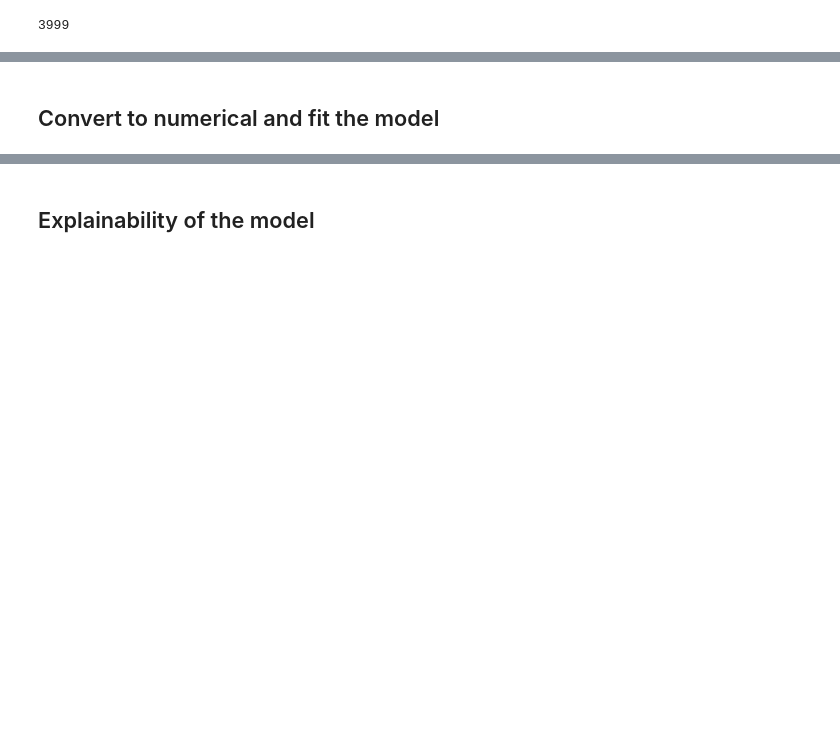
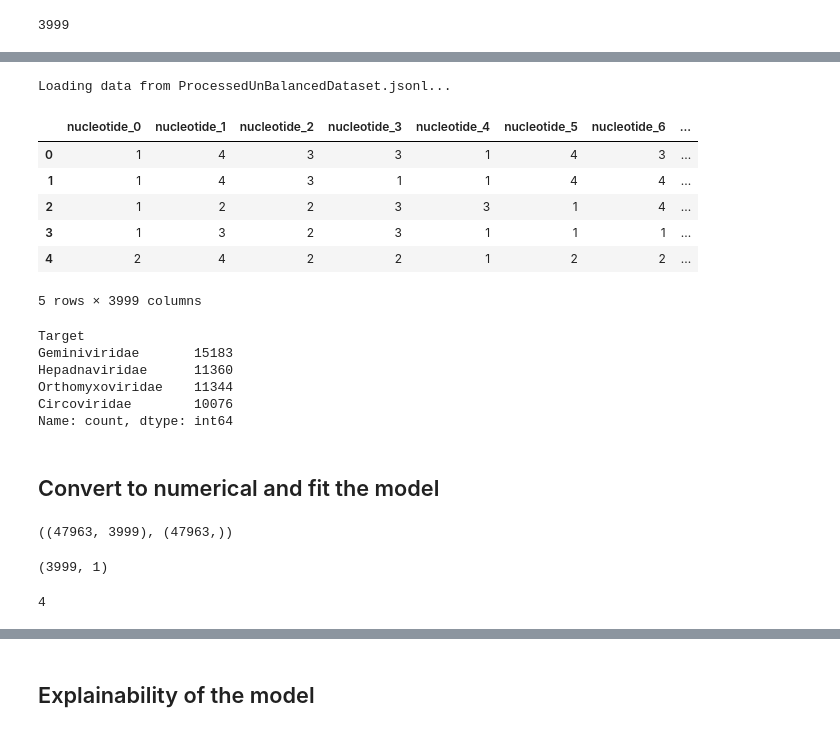
Before and after one commit to VitoNicolaLosavio/Continue-Learning-for-Multi-class-Classification-of-Viral-Genomic-Sequences, a Jupyter notebook: MulticlassClassification.ipynb, the cells around one changed output, grey strips where cells are left out. Cells and saved outputs as stored; diff of their text form; code cells hidden in the pictures; blank space fills up the shorter version.

```diff
--- a/MulticlassClassification.ipynb
+++ b/MulticlassClassification.ipynb
@@ -134,6 +179,62 @@ sequence_df.head()
 5 rows × 3999 columns
+# %%
+sequence_df['Target'] = labels
+sequence_df.head()
+sequence_df.to_json(df_path+'ProcessedUnBalancedDataset.jsonl', orient='records', lines=True)
+# %%
+# If all previous step are performed, skip to this cell
+if os.path.exists(df_path+'ProcessedUnBalancedDataset.jsonl') and sequence_df is None:
+    print('Loading data from ProcessedUnBalancedDataset.jsonl...')
+    sequence_df = pd.read_json(df_path+'ProcessedUnBalancedDataset.jsonl', orient='records', lines=True)
+else:
+    print('Dataset or dataset already created not exists, run previous step.')
+
+labels = sequence_df['Target']
+sequence_df = sequence_df.drop(['Target'], axis=1)
+sequence_df.head()
+# %% [output]
+Loading data from ProcessedUnBalancedDataset.jsonl...
+|  | nucleotide_0 | nucleotide_1 | nucleotide_2 | nucleotide_3 | nucleotide_4 | nucleotide_5 | nucleotide_6 | ... |
+| 0 | 1 | 4 | 3 | 3 | 1 | 4 | 3 | ... |
+| 1 | 1 | 4 | 3 | 1 | 1 | 4 | 4 | ... |
+| 2 | 1 | 2 | 2 | 3 | 3 | 1 | 4 | ... |
+| 3 | 1 | 3 | 2 | 3 | 1 | 1 | 1 | ... |
+| 4 | 2 | 4 | 2 | 2 | 1 | 2 | 2 | ... |
+5 rows × 3999 columns
+# %%
+labels.value_counts()
+# %% [output]
+Target
+Geminiviridae       15183
+Hepadnaviridae      11360
+Orthomyxoviridae    11344
+Circoviridae        10076
+Name: count, dtype: int64
 # %% [markdown]
 ## Convert to numerical and fit the model
+# %%
+encoder_y = LabelEncoder()
+scaler = MinMaxScaler()
+X = sequence_df.to_numpy().astype(np.float32)
+y = labels.to_numpy()
+
+# fit the encoder for the label
+encoder_y.fit(y)
+# scaling the feature
+X = scaler.fit_transform(X)
+
+X.shape, y.shape
+# %% [output]
+((47963, 3999), (47963,))
+# %%
+dimension = (X.shape[1], 1)
+dimension
+# %% [output]
+(3999, 1)
 # %%
 n_class = len(labels.unique())
+# param for the model
+batch_size = 8
 n_class
+# %% [output]
+4
```
Also changed, not shown: parts of 24 cells of this notebook, 2 other files.
